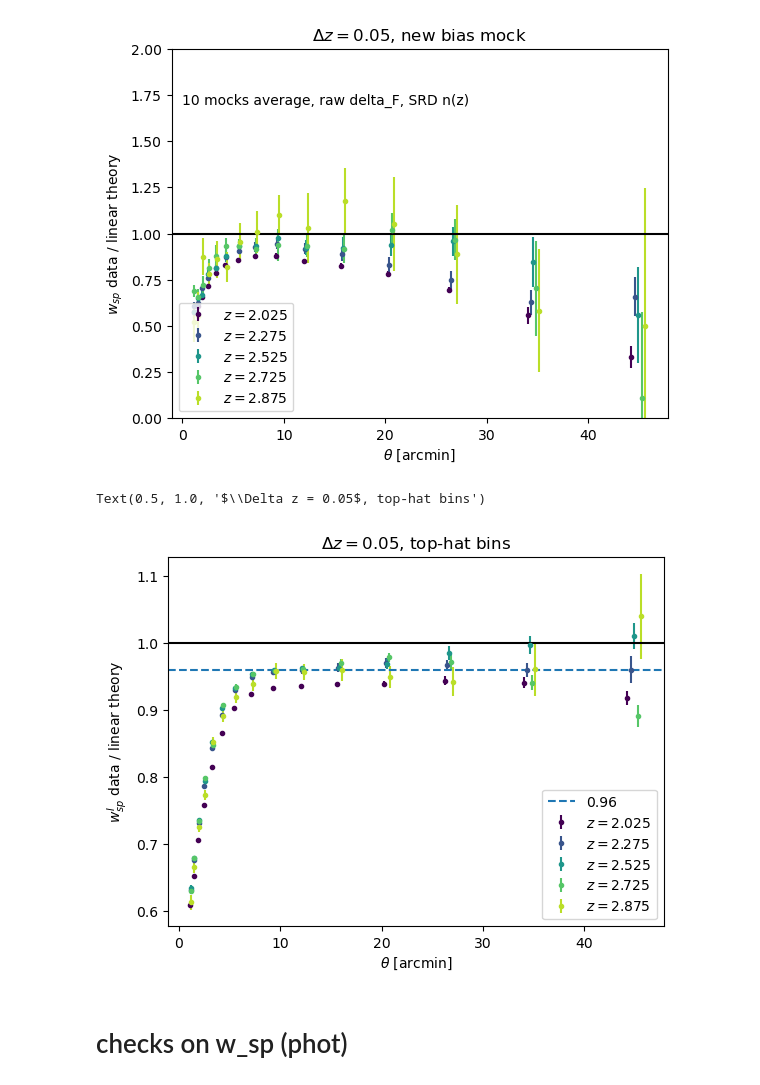
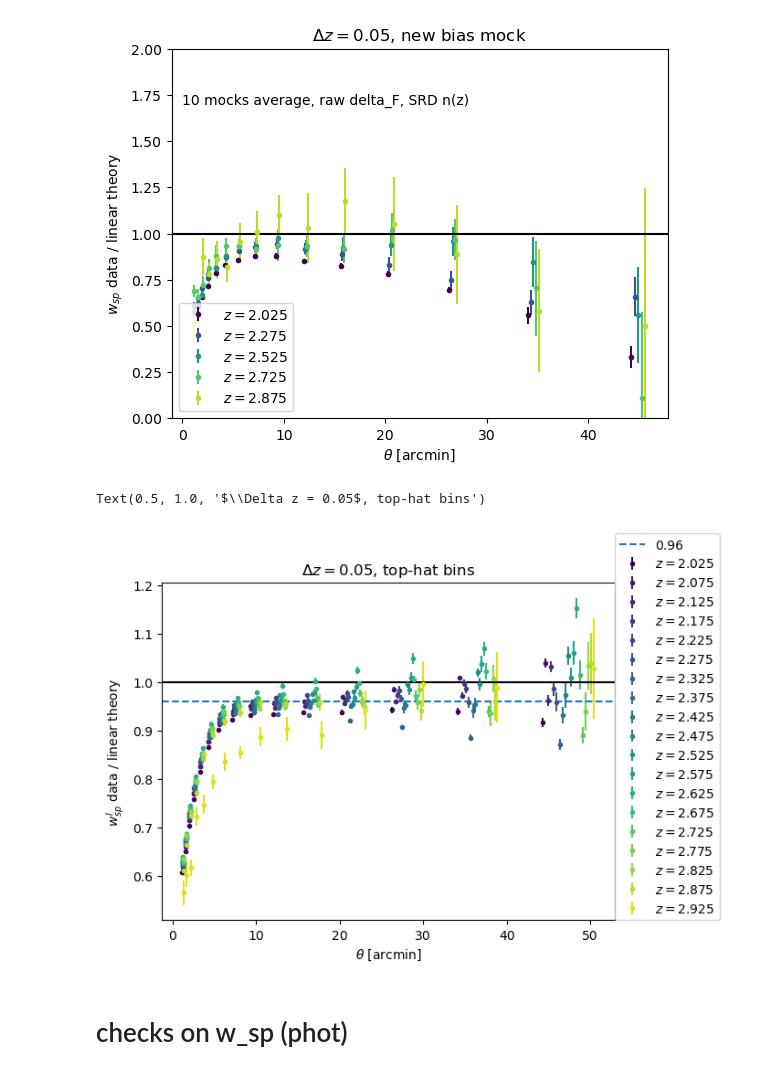
Before and after one commit to hangqianjun/lya_forest_clustering_z, a Jupyter notebook: notebooks/results-DESC_SRD.ipynb, the cells around one changed output. Drawn from its saved outputs; the diff is of its cells as text; code cells hidden in the pictures.

```diff
--- a/notebooks/results-DESC_SRD.ipynb
+++ b/notebooks/results-DESC_SRD.ipynb
@@ -667,20 +679,18 @@ beta_law2 = beta_law_lya # this is for lya
 bias_law1 = bias_law_gal
 bias_law2 = bias_law_lya
 
-Wspz_theta150_dz05_rsd_lin=np.zeros((ntheta,len(show_ind)))
+Wspz_theta150_dz05_rsd_lin=np.zeros((ntheta,Nbins))
 
 for itheta in range(ntheta):
     #print(itheta)
-    for kk, ind in enumerate(show_ind):
+    for kk, ind in enumerate(np.arange(Nbins)):
         theta = theta_1_50_bincen[itheta]
         zmean = redshift_bincen[ind]
         Wspz_theta150_dz05_rsd_lin[itheta, kk] = wnotLimber_rsd_theta_cross_tophats_lin(zmean, Dz, theta, beta_law1,
                                                    beta_law2=beta_law2, bias_law1=bias_law1,
                                                        bias_law2=bias_law2)
 # %%
-colors = plt.cm.viridis(np.linspace(0,1,20))
-
-for kk, ind in enumerate(show_ind):
+for kk, ind in enumerate(np.arange(Nbins-2)):
     y = wss_thetasplit_avg[0][:,ind]/Wss_dz05_rsd_lin[:,kk]
     dy = wss_thetasplit_avg[1][:,ind]/Wss_dz05_rsd_lin[:,kk]
     plt.errorbar(theta_1_50_bincen + kk*0.03*dTheta_1_50, y, yerr=dy/np.sqrt(10), fmt='.', color=colors[ind],
@@ -689,7 +699,7 @@ plt.axhline(0.96**2,ls='--',label="$0.96^2$")
 plt.axhline(1, color='k')
 plt.ylabel("$w_{ss}$ data / linear theory")
 plt.text(0,1.25,"10 mocks average, raw delta_F, SRD n(z)")
-plt.legend(loc="upper right")
+plt.legend(loc=[1,0])
 plt.xlabel("$\\theta$ [arcmin]")
 plt.title("$\\Delta z = 0.05$, $\\beta(z) = 1.53$, $b(z) = -0.1352((1+z)/(1+2.4))^{2.9}$")
 # %% [output]
@@ -697,0 +708,14 @@ Text(0.5, 1.0, '$\\Delta z = 0.05$, $\\beta(z) = 1.53$, $b(z) = -0.1352((1+z)/(1
+# %%
+# plot sepatae
+for kk, ind in enumerate(np.arange(Nbins-2)):
+    y = Wss_dz05_rsd_lin[:,kk]
+    plt.plot(theta_1_50_bincen + kk*0.03*dTheta_1_50, y, color=colors[ind],
+                label=f"$z={redshift_bincen[ind]}$")
+#plt.axhline(0.96**2,ls='--',label="$0.96^2$")
+#plt.axhline(1, color='k')
+plt.ylabel("$w_{ss}$ linear theory")
+#plt.text(0,1.25,"10 mocks average, raw delta_F, SRD n(z)")
+plt.legend(loc=[1,0])
+plt.xlabel("$\\theta$ [arcmin]")
+plt.title("$\\Delta z = 0.05$, $\\beta(z) = 1.53$, $b(z) = -0.1352((1+z)/(1+2.4))^{2.9}$")
+plt.yscale("log")
@@ -697,0 +724,15 @@ Text(0.5, 1.0, '$\\Delta z = 0.05$, $\\beta(z) = 1.53$, $b(z) = -0.1352((1+z)/(1
+# %%
+# plot sepatae
+for kk, ind in enumerate(np.arange(Nbins-2)):
+    y = wss_thetasplit_avg[0][:,ind]
+    dy = wss_thetasplit_avg[1][:,ind]
+    plt.errorbar(theta_1_50_bincen + kk*0.03*dTheta_1_50, y, yerr=dy/np.sqrt(10), fmt='.', color=colors[ind],
+                label=f"$z={redshift_bincen[ind]}$")
+#plt.axhline(0.96**2,ls='--',label="$0.96^2$")
+#plt.axhline(1, color='k')
+plt.ylabel("$w_{ss}$ data")
+#plt.text(0,1.25,"10 mocks average, raw delta_F, SRD n(z)")
+plt.legend(loc=[1,0])
+plt.xlabel("$\\theta$ [arcmin]")
+#plt.title("$\\Delta z = 0.05$, $\\beta(z) = 1.53$, $b(z) = -0.1352((1+z)/(1+2.4))^{2.9}$")
+plt.yscale("log")
@@ -736,23 +779,24 @@ plt.ylim([0,2])
 (0.0, 2.0)
 [figure]
 # %%
-for kk, ind in enumerate(show_ind):
+#for kk, ind in enumerate(show_ind):
+for kk, ind in enumerate(np.arange(Nbins-1)):
     #plt.plot(Theta_10_30_bincen, , color=colors[useind[ii]])
     y = wsp_zbins_thetasplit_avg[0][:,ind]/Wspz_theta150_dz05_rsd_lin[:,kk]
     dy = abs(wsp_zbins_thetasplit_avg[1][:,ind]/Wspz_theta150_dz05_rsd_lin[:,kk])
     plt.errorbar(theta_1_50_bincen + kk*0.03*dTheta_1_50, y, yerr=dy/np.sqrt(10), fmt='.', color=colors[ind],
                 label=f"$z={redshift_bincen[ind]}$")
 plt.axhline(1, color='k')
 plt.axhline(0.96,ls='--',label="0.96")
 plt.ylabel("$w_{sp}^I$ data / linear theory")
 #plt.ylim([0,0.005])
 #plt.xscale("log")
-plt.legend()
+plt.legend(loc=[1,0])
 plt.xlabel("$\\theta$ [arcmin]")
 plt.title("$\\Delta z = 0.05$, top-hat bins")
 # %% [output]
 Text(0.5, 1.0, '$\\Delta z = 0.05$, top-hat bins')
-[figure, old version]
+[figure, new version]
 # %% [markdown]
 # checks on w_sp (phot)
 # %%
```
Also changed, not shown: parts of 44 cells of this notebook, 17 other files.
